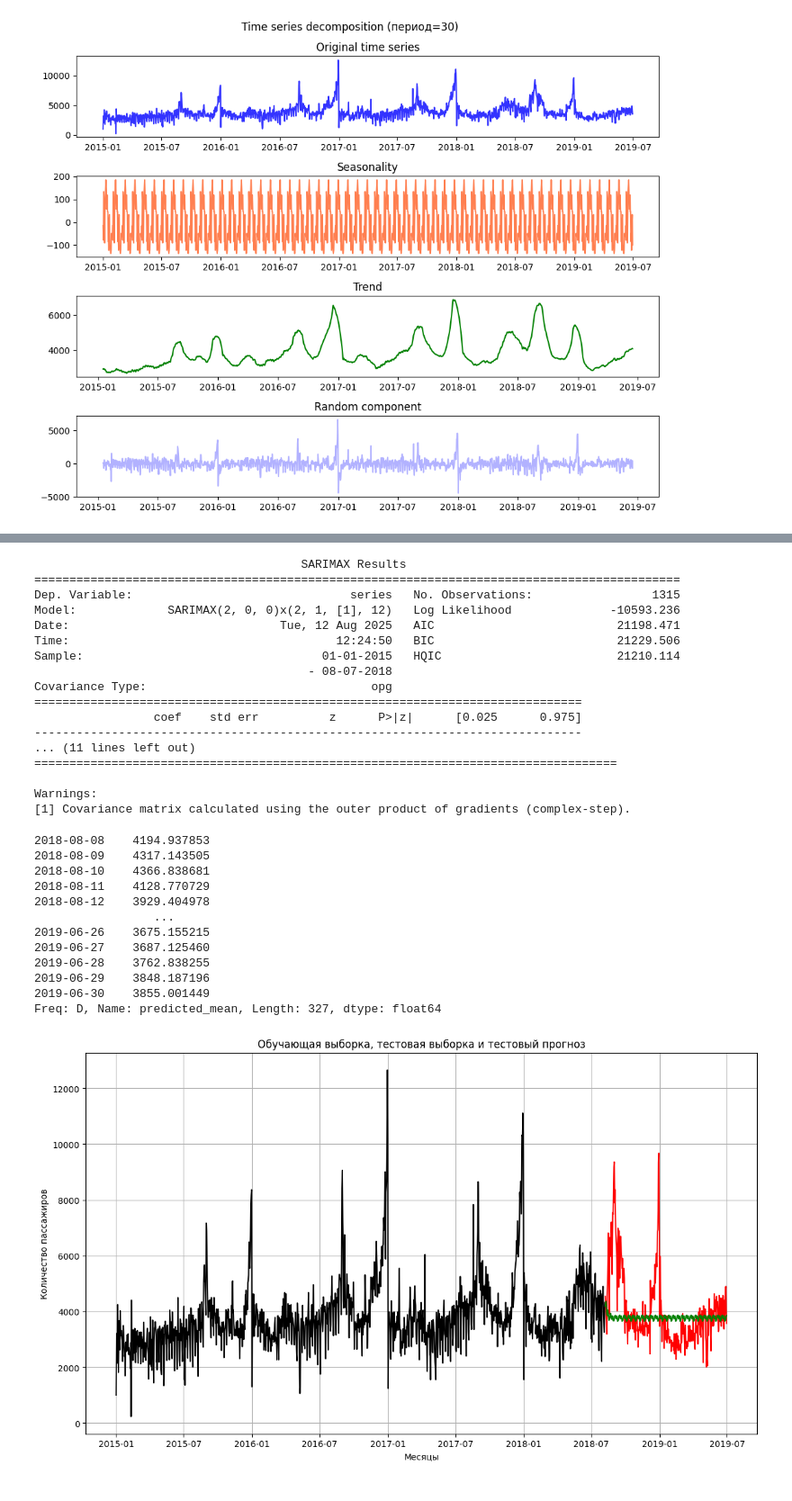
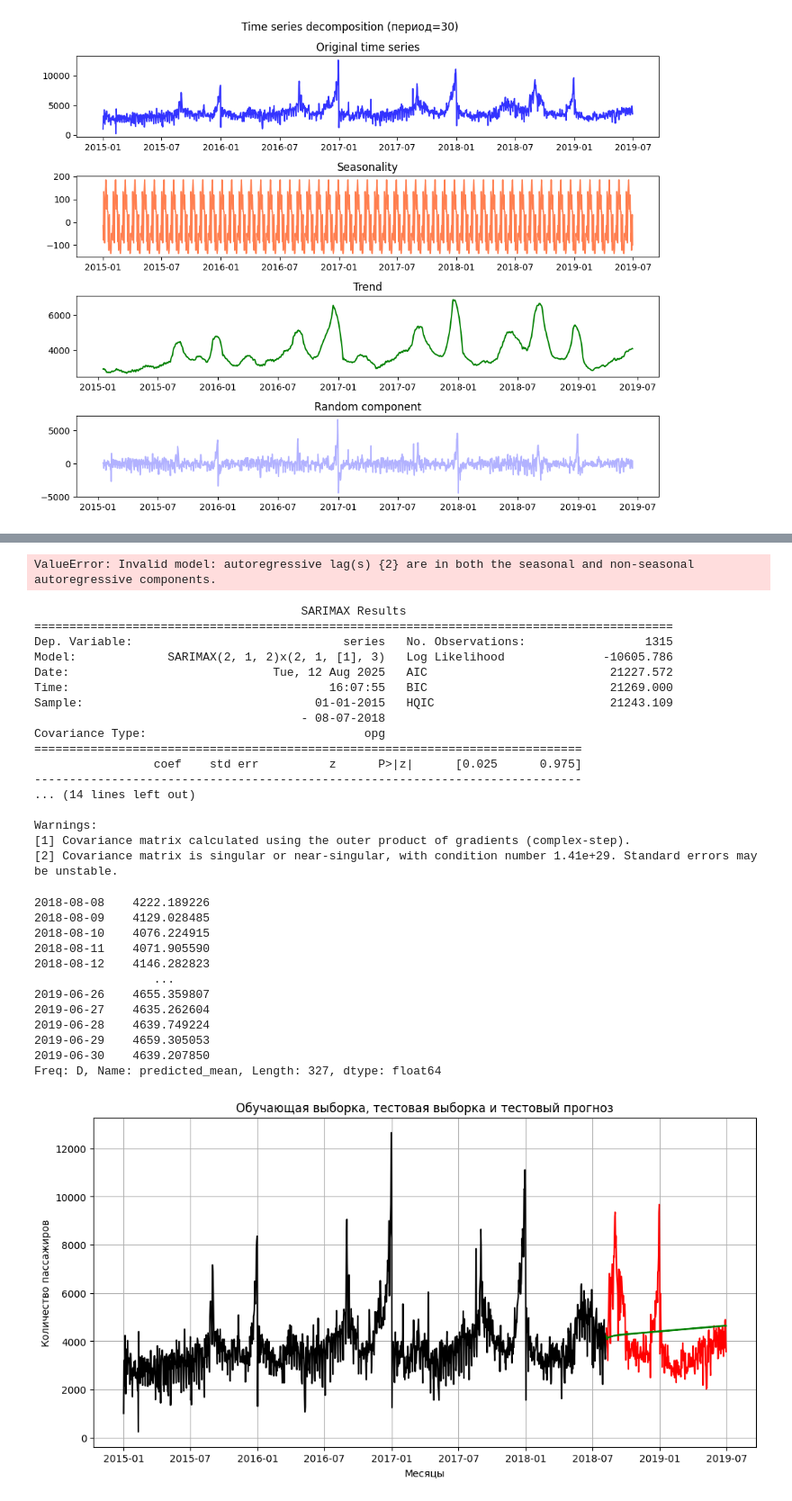
Before and after one commit to kek7777/Business_analysis, a Jupyter notebook: task_1.ipynb, the cells around one changed output, grey strips where cells are left out. Shown at 90% size. Drawn from its saved outputs; the diff is of its cells as text; code cells hidden in the pictures.

```diff
--- a/task_1.ipynb
+++ b/task_1.ipynb
@@ -258,32 +342,34 @@ from statsmodels.tsa.statespace.sarimax import SARIMAX
 
 # создадим объект этой модели
 model = SARIMAX(train,
-                order = (2, 0, 0),
-                seasonal_order = (2, 1, 1, 12))
+                order = (2, 1, 2),
+                seasonal_order = (2, 1, 1, 2))
 
 # применим метод fit
 result = model.fit()
+# %% [output]
+ValueError: Invalid model: autoregressive lag(s) {2} are in both the seasonal and non-seasonal autoregressive components.
 # %%
 # мы можем посмотреть результат с помощью метода summary()
 print(result.summary())
 # %% [output]
                                       SARIMAX Results
-============================================================================================
-Dep. Variable:                               series   No. Observations:                 1315
-Model:             SARIMAX(2, 0, 0)x(2, 1, [1], 12)   Log Likelihood              -10593.236
-Date:                              Tue, 12 Aug 2025   AIC                          21198.471
-Time:                                      12:24:50   BIC                          21229.506
-Sample:                                  01-01-2015   HQIC                         21210.114
-                                       - 08-07-2018
-Covariance Type:                                opg
+===========================================================================================
+Dep. Variable:                              series   No. Observations:                 1315
+Model:             SARIMAX(2, 1, 2)x(2, 1, [1], 3)   Log Likelihood              -10605.786
+Date:                             Tue, 12 Aug 2025   AIC                          21227.572
+Time:                                     16:07:55   BIC                          21269.000
+Sample:                                 01-01-2015   HQIC                         21243.109
+                                      - 08-07-2018
+Covariance Type:                               opg
 ==============================================================================
                  coef    std err          z      P>|z|      [0.025      0.975]
 ------------------------------------------------------------------------------
-... (11 lines left out)
-===================================================================================
+... (14 lines left out)
 
 Warnings:
 [1] Covariance matrix calculated using the outer product of gradients (complex-step).
+[2] Covariance matrix is singular or near-singular, with condition number 1.41e+29. Standard errors may be unstable.
 # %%
 # тестовый прогнозный период начнется с конца обучающего периода
 start = len(train)
@@ -295,36 +381,36 @@ end = len(train) + len(test) - 1
 predictions = result.predict(start, end)
 predictions
 # %% [output]
-2018-08-08    4194.937853
-2018-08-09    4317.143505
-2018-08-10    4366.838681
-2018-08-11    4128.770729
-2018-08-12    3929.404978
+2018-08-08    4222.189226
+2018-08-09    4129.028485
+2018-08-10    4076.224915
+2018-08-11    4071.905590
+2018-08-12    4146.282823
                  ...
-2019-06-26    3675.155215
-2019-06-27    3687.125460
-2019-06-28    3762.838255
-2019-06-29    3848.187196
-2019-06-30    3855.001449
+2019-06-26    4655.359807
+2019-06-27    4635.262604
+2019-06-28    4639.749224
+2019-06-29    4659.305053
+2019-06-30    4639.207850
 Freq: D, Name: predicted_mean, Length: 327, dtype: float64
 # %%
 # выведем три кривые (обучающая, тестовая выборка и тестовый прогноз)
-plt.figure(figsize=(14, 8))
+plt.figure(figsize=(12, 6))
 plt.plot(train, color = 'black')
 plt.plot(test, color = 'red')
 plt.plot(predictions, color = 'green')
 
 # заголовок и подписи к осям
 plt.title('Обучающая выборка, тестовая выборка и тестовый прогноз')
 plt.ylabel('Количество пассажиров')
 plt.xlabel('Месяцы')
 
 # добавим сетку
 plt.grid()
 
 plt.show()
 # %% [output]
-[figure, old version]
+[figure, new version]
 # %%
 # импортируем метрику
 from sklearn.metrics import mean_squared_error
```
Also changed, not shown: parts of 52 cells of this notebook, 2 other files.
